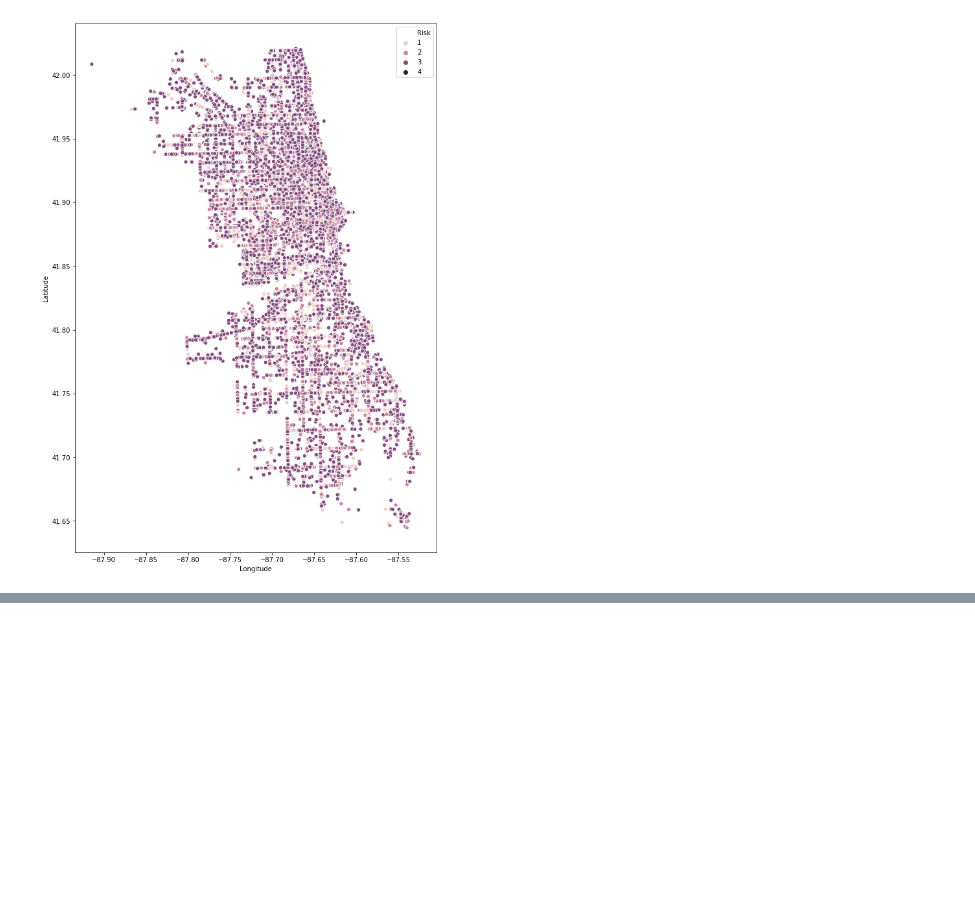
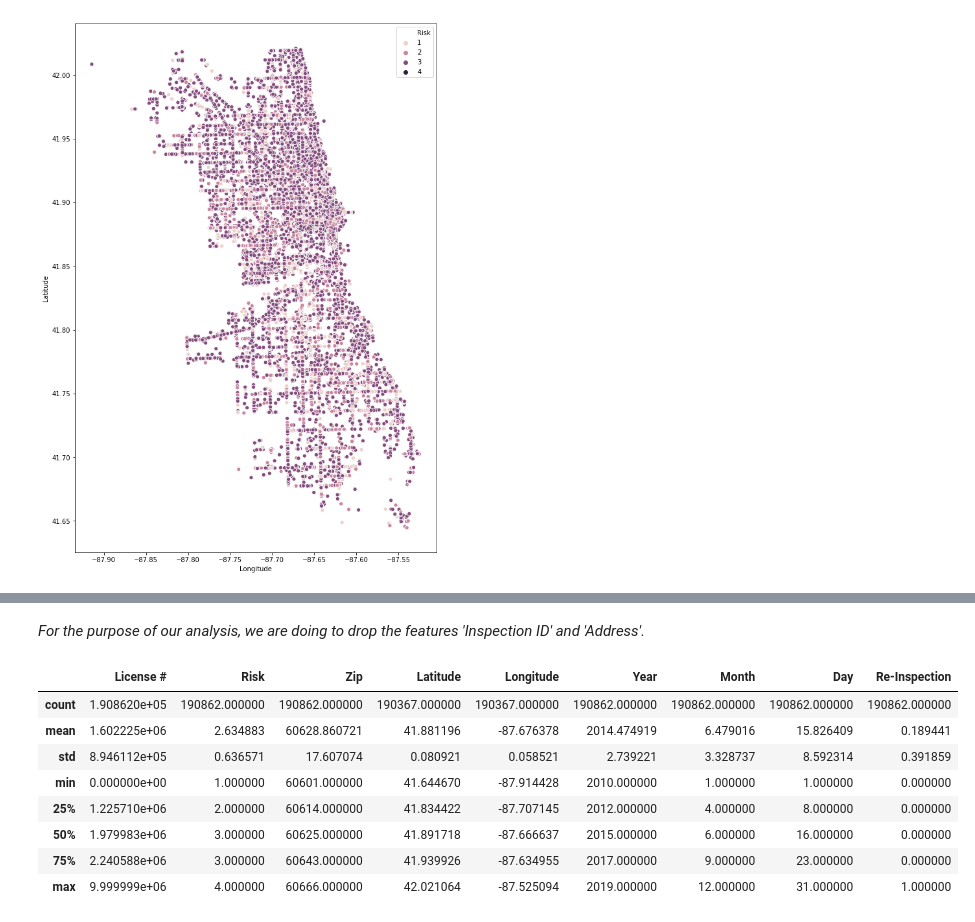
Before and after one commit to pierreschutz/ADA_Project, a Jupyter notebook: food_inspections.ipynb, the cells around one changed output, grey strips where cells are left out. Cells and saved outputs as stored; diff of their text form; code cells hidden in the pictures; blank space fills up the shorter version.

```diff
--- a/food_inspections.ipynb
+++ b/food_inspections.ipynb
@@ -1088,0 +1153,2 @@ sns.scatterplot(x='Longitude',y='Latitude', hue='Risk' ,data=inspection_data_eda
+# %%
+inspection_data_drop = inspection_data_eda.copy()
@@ -1088,0 +1165,4 @@ sns.scatterplot(x='Longitude',y='Latitude', hue='Risk' ,data=inspection_data_eda
+# %%
+# Drop the duplicated inspection ID
+inspection_data_drop.drop_duplicates(subset ="Inspection ID",
+                     keep = False, inplace = True)
@@ -1088,0 +1188,3 @@ sns.scatterplot(x='Longitude',y='Latitude', hue='Risk' ,data=inspection_data_eda
+# %%
+inspection_data_drop.drop_duplicates(subset=['Year', 'Month', 'License #', 'Inspection Type', 'Re-Inspection', 'Results'],
+                     keep = False, inplace = True)
@@ -1088,0 +1202,2 @@ sns.scatterplot(x='Longitude',y='Latitude', hue='Risk' ,data=inspection_data_eda
+# %%
+final_inspection_data = inspection_data_drop.copy()
@@ -1088,0 +1224,2 @@ sns.scatterplot(x='Longitude',y='Latitude', hue='Risk' ,data=inspection_data_eda
+# %% [markdown]
+_For the purpose of our analysis, we are doing to drop the features 'Inspection ID' and 'Address'._
@@ -1088,0 +1229,12 @@ sns.scatterplot(x='Longitude',y='Latitude', hue='Risk' ,data=inspection_data_eda
+# %%
+final_inspection_data.describe()
+# %% [output]
+|  | License # | Risk | Zip | Latitude | Longitude | Year | Month | Day | Re-Inspection |
+| count | 1.908620e+05 | 190862.000000 | 190862.000000 | 190367.000000 | 190367.000000 | 190862.000000 | 190862.000000 | 190862.000000 | 190862.000000 |
+| mean | 1.602225e+06 | 2.634883 | 60628.860721 | 41.881196 | -87.676378 | 2014.474919 | 6.479016 | 15.826409 | 0.189441 |
+| std | 8.946112e+05 | 0.636571 | 17.607074 | 0.080921 | 0.058521 | 2.739221 | 3.328737 | 8.592314 | 0.391859 |
+| min | 0.000000e+00 | 1.000000 | 60601.000000 | 41.644670 | -87.914428 | 2010.000000 | 1.000000 | 1.000000 | 0.000000 |
+| 25% | 1.225710e+06 | 2.000000 | 60614.000000 | 41.834422 | -87.707145 | 2012.000000 | 4.000000 | 8.000000 | 0.000000 |
+| 50% | 1.979983e+06 | 3.000000 | 60625.000000 | 41.891718 | -87.666637 | 2015.000000 | 6.000000 | 16.000000 | 0.000000 |
+| 75% | 2.240588e+06 | 3.000000 | 60643.000000 | 41.939926 | -87.634955 | 2017.000000 | 9.000000 | 23.000000 | 0.000000 |
+| max | 9.999999e+06 | 4.000000 | 60666.000000 | 42.021064 | -87.525094 | 2019.000000 | 12.000000 | 31.000000 | 1.000000 |
```
Also changed, not shown: parts of 24 cells of this notebook.
